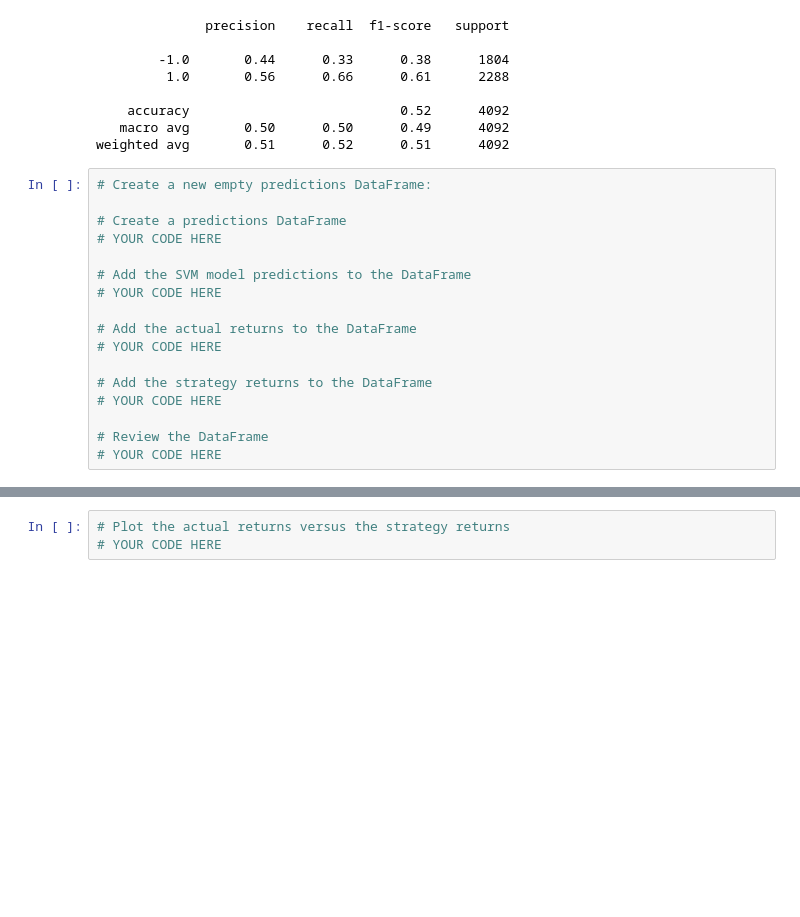
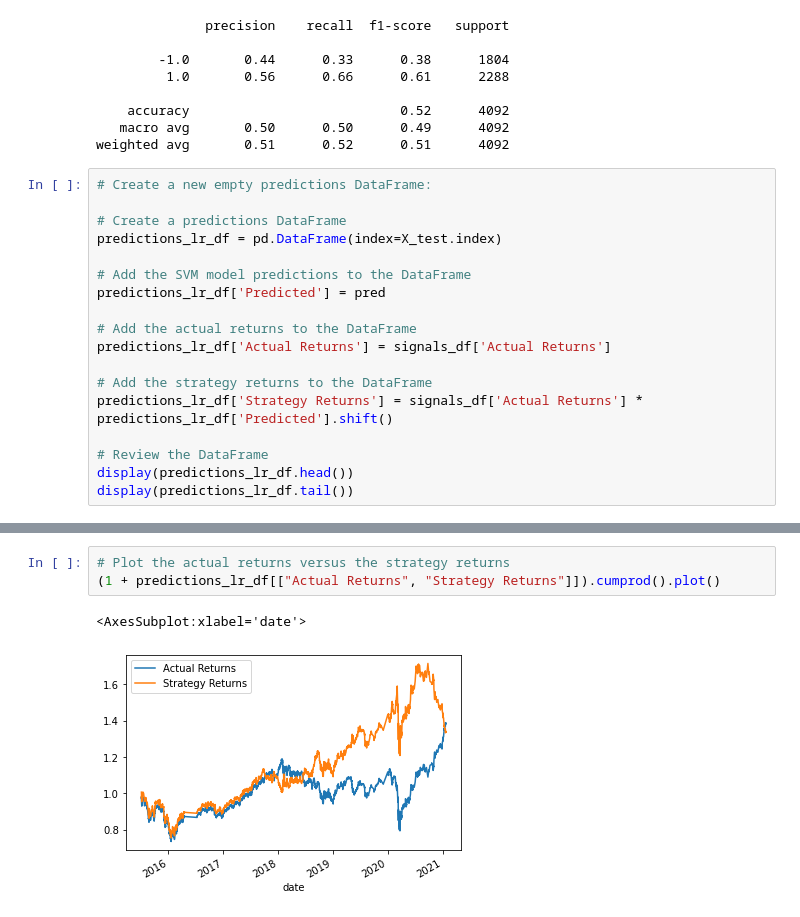
Before and after one commit to jdonnelly0804/Algo-Trading-Homework, a Jupyter notebook: Instructions/Starter_Code/machine_learning_trading_bot.ipynb, the cells around one changed output, grey strips where cells are left out. Drawn from its saved outputs; the diff is of its cells as text; blank space fills up the shorter version.

```diff
--- a/Instructions/Starter_Code/machine_learning_trading_bot.ipynb
+++ b/Instructions/Starter_Code/machine_learning_trading_bot.ipynb
@@ -464,16 +464,17 @@ weighted avg       0.51      0.52      0.51      4092
 # Create a new empty predictions DataFrame:
 
 # Create a predictions DataFrame
-# YOUR CODE HERE
+predictions_lr_df = pd.DataFrame(index=X_test.index)
 
 # Add the SVM model predictions to the DataFrame
-# YOUR CODE HERE
+predictions_lr_df['Predicted'] = pred
 
 # Add the actual returns to the DataFrame
-# YOUR CODE HERE
+predictions_lr_df['Actual Returns'] = signals_df['Actual Returns']
 
 # Add the strategy returns to the DataFrame
-# YOUR CODE HERE
+predictions_lr_df['Strategy Returns'] = signals_df['Actual Returns'] * predictions_lr_df['Predicted'].shift()
 
 # Review the DataFrame
-# YOUR CODE HERE
+display(predictions_lr_df.head())
+display(predictions_lr_df.tail())
@@ -480,3 +496,6 @@ weighted avg       0.51      0.52      0.51      4092
 # %%
 # Plot the actual returns versus the strategy returns
-# YOUR CODE HERE
+(1 + predictions_lr_df[["Actual Returns", "Strategy Returns"]]).cumprod().plot()
+# %% [output]
+<AxesSubplot:xlabel='date'>
+[figure, added]
```
Also changed, not shown: parts of 1 cell of this notebook.
